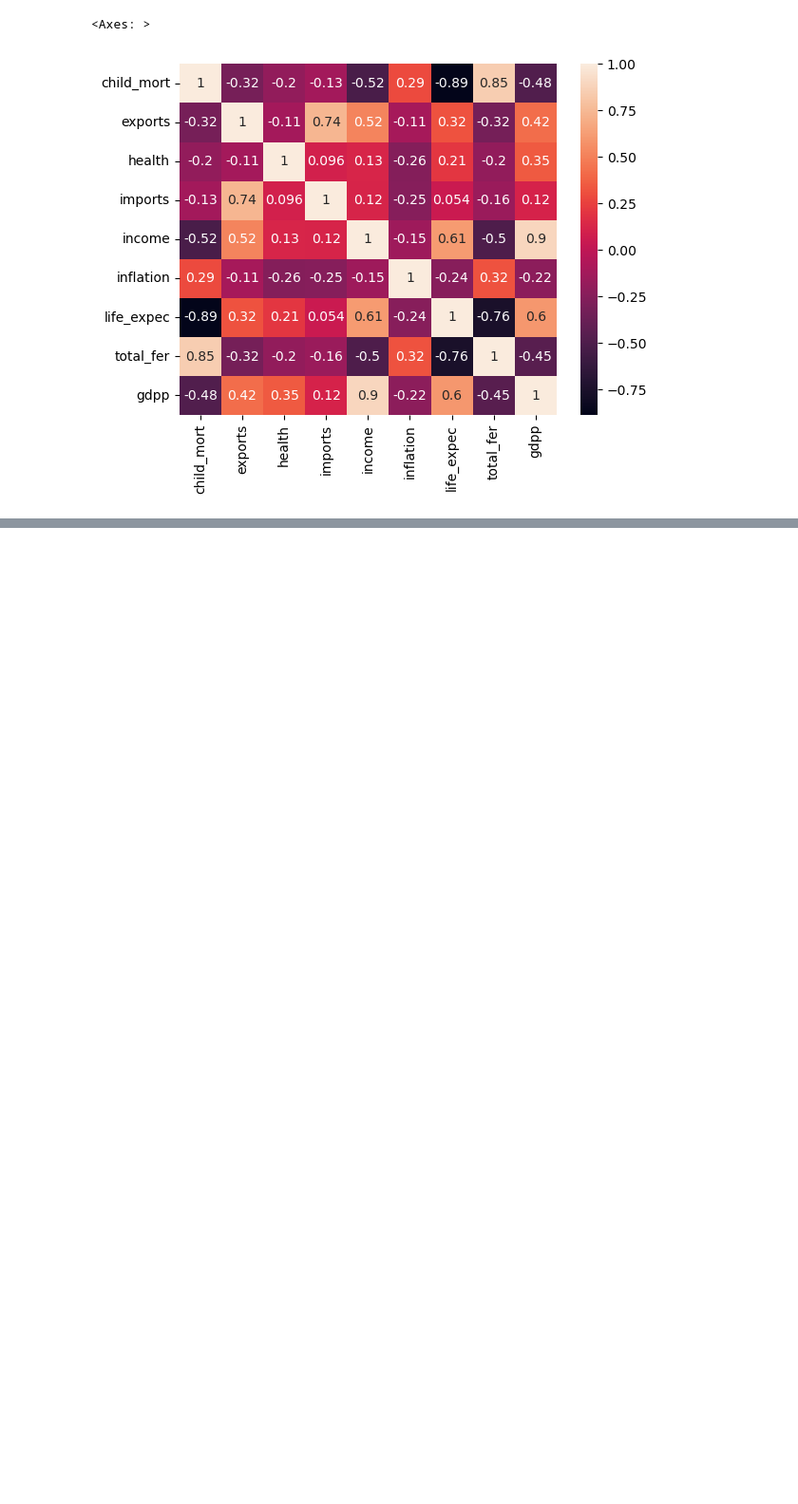
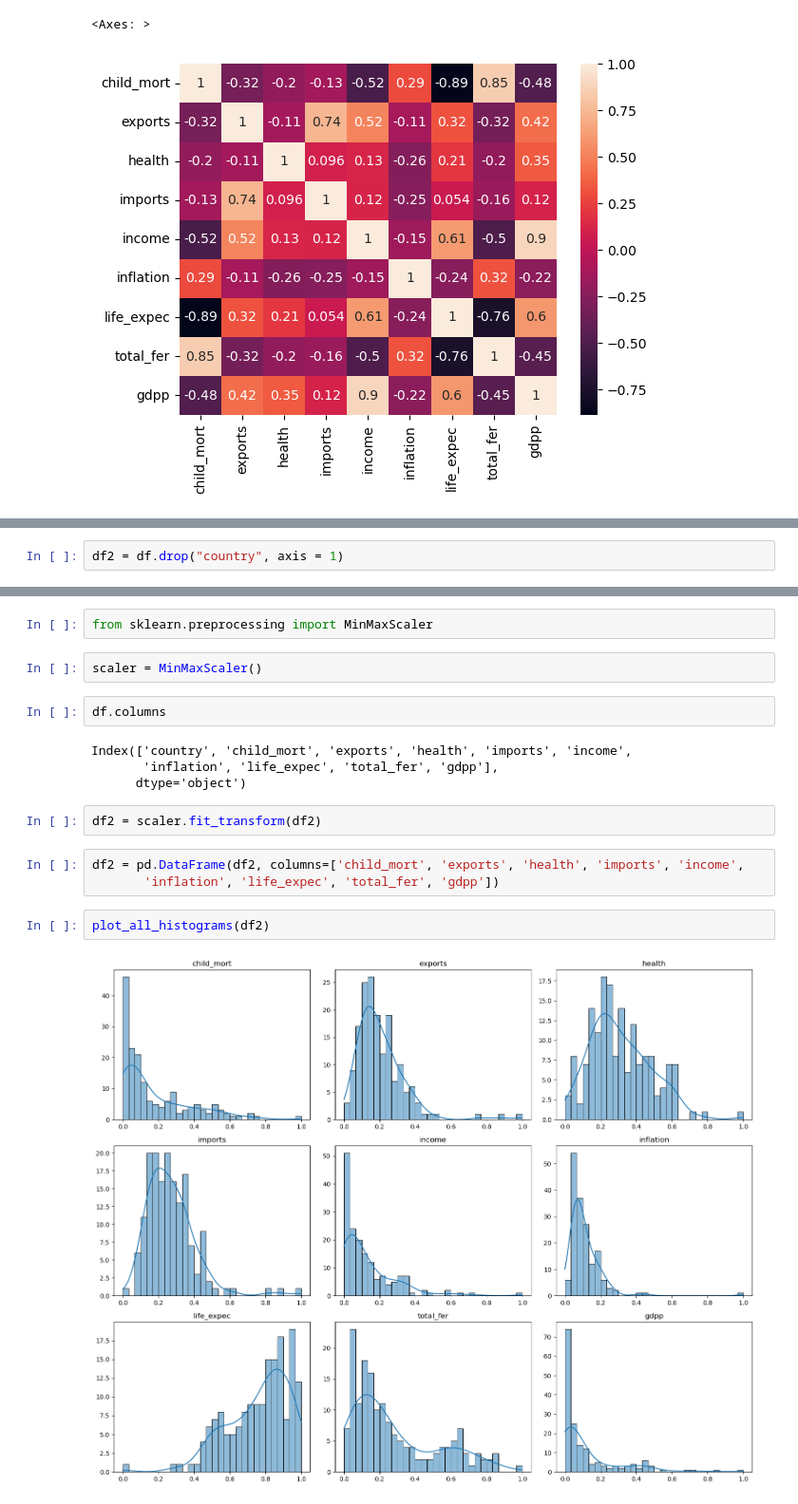
Before and after one commit to ozgurcanozel/Country-Unsupervised, a Jupyter notebook: CountryDataSet.ipynb, the cells around one changed output, grey strips where cells are left out. Shown at 95% size. Saved outputs shown, nothing was run; the diff lists cells and outputs as text; blank space fills up the shorter version.

```diff
--- a/CountryDataSet.ipynb
+++ b/CountryDataSet.ipynb
@@ -77,0 +80,2 @@ sns.heatmap(df.corr(numeric_only=True), annot=True)
+# %%
+df2 = df.drop("country", axis = 1)
@@ -77,0 +91,19 @@ sns.heatmap(df.corr(numeric_only=True), annot=True)
+# %%
+from sklearn.preprocessing import MinMaxScaler
+# %%
+scaler = MinMaxScaler()
+# %%
+df.columns
+# %% [output]
+Index(['country', 'child_mort', 'exports', 'health', 'imports', 'income',
+       'inflation', 'life_expec', 'total_fer', 'gdpp'],
+      dtype='object')
+# %%
+df2 = scaler.fit_transform(df2)
+# %%
+df2 = pd.DataFrame(df2, columns=['child_mort', 'exports', 'health', 'imports', 'income',
+       'inflation', 'life_expec', 'total_fer', 'gdpp'])
+# %%
+plot_all_histograms(df2)
+# %% [output]
+[figure, added]
```
Also changed, not shown: parts of 9 cells of this notebook.
